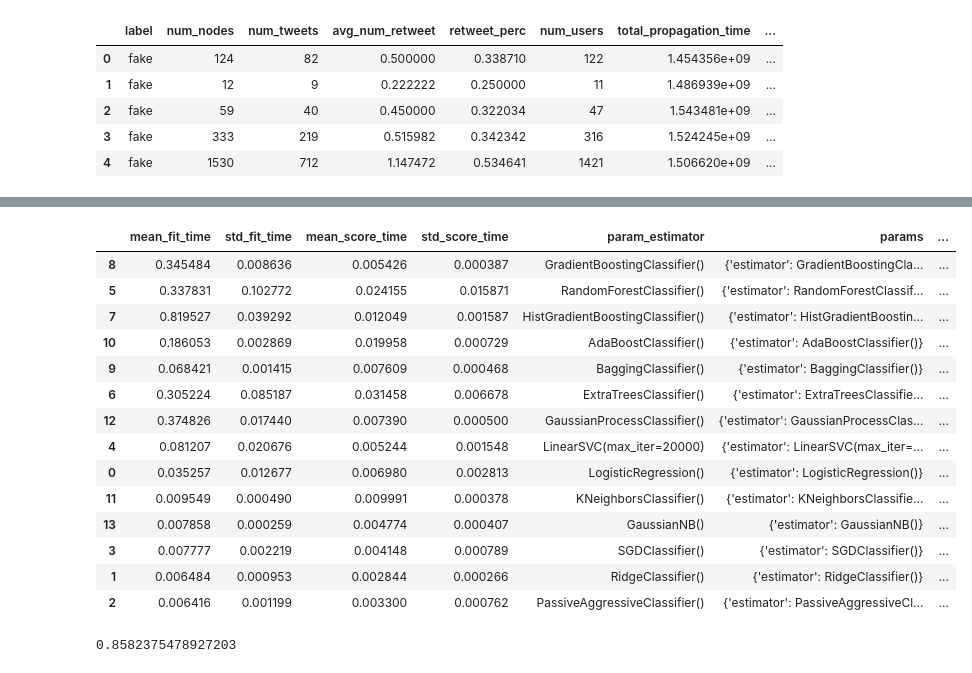
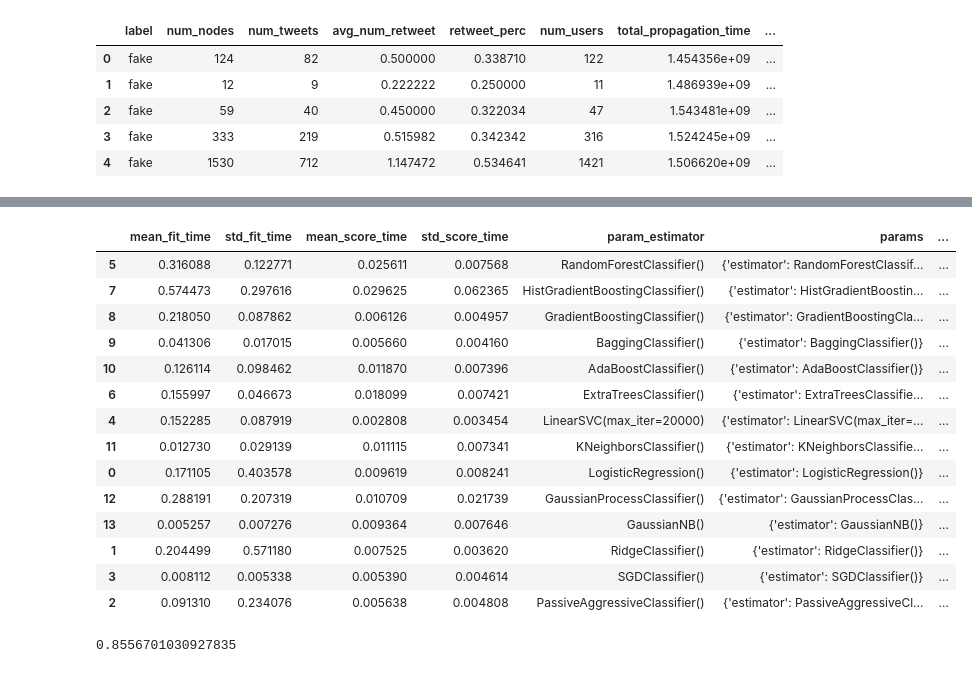
Before and after one commit to kshitijgundale/fake-news-detection, a Jupyter notebook: Approach1/Notebooks/politifact.ipynb, the cells around one changed output, grey strips where cells are left out. Cells and saved outputs as stored; diff of their text form; code cells hidden in the pictures.

```diff
--- a/Approach1/Notebooks/politifact.ipynb
+++ b/Approach1/Notebooks/politifact.ipynb
@@ -59,51 +56,57 @@ from sklearn.pipeline import Pipeline
+# %%
+from sklearn.model_selection import KFold
+
+kf = KFold(n_splits=10, shuffle=True)
 # %%
+from sklearn.model_selection import GridSearchCV
+from sklearn.pipeline import Pipeline
 from sklearn.linear_model import LogisticRegression, RidgeClassifier, PassiveAggressiveClassifier, SGDClassifier
 from sklearn.ensemble import RandomForestClassifier, ExtraTreesClassifier, HistGradientBoostingClassifier, \
     GradientBoostingClassifier, BaggingClassifier, AdaBoostClassifier
 from sklearn.neighbors import KNeighborsClassifier
 from sklearn.gaussian_process import GaussianProcessClassifier
 from sklearn.naive_bayes import GaussianNB
 from sklearn.svm import LinearSVC
 from sklearn.preprocessing import StandardScaler
 
 params = {
     'estimator': [
         LogisticRegression(), RidgeClassifier(), PassiveAggressiveClassifier(), SGDClassifier(), LinearSVC(max_iter=20000),
         RandomForestClassifier(), ExtraTreesClassifier(),
         HistGradientBoostingClassifier(), GradientBoostingClassifier(),
         BaggingClassifier(), AdaBoostClassifier(),
         KNeighborsClassifier(),
         GaussianProcessClassifier(),
         GaussianNB()
     ]
 }
 
 pipeline = Pipeline([
     ('scaling', StandardScaler()),
     ('estimator', LogisticRegression())
 ])
 
-gs = GridSearchCV(pipeline, params, cv=10, scoring="f1_weighted")
+gs = GridSearchCV(pipeline, params, cv=kf, scoring="f1_weighted")
 gs.fit(X_train, y_train)
 results = pd.DataFrame(data=gs.cv_results_)
 results.sort_values('rank_test_score')
 # %% [output]
 |  | mean_fit_time | std_fit_time | mean_score_time | std_score_time | param_estimator | params | ... |
-| 8 | 0.345484 | 0.008636 | 0.005426 | 0.000387 | GradientBoostingClassifier() | {'estimator': GradientBoostingCla... | ... |
-| 5 | 0.337831 | 0.102772 | 0.024155 | 0.015871 | RandomForestClassifier() | {'estimator': RandomForestClassif... | ... |
-| 7 | 0.819527 | 0.039292 | 0.012049 | 0.001587 | HistGradientBoostingClassifier() | {'estimator': HistGradientBoostin... | ... |
-| 10 | 0.186053 | 0.002869 | 0.019958 | 0.000729 | AdaBoostClassifier() | {'estimator': AdaBoostClassifier()} | ... |
-| 9 | 0.068421 | 0.001415 | 0.007609 | 0.000468 | BaggingClassifier() | {'estimator': BaggingClassifier()} | ... |
-| 6 | 0.305224 | 0.085187 | 0.031458 | 0.006678 | ExtraTreesClassifier() | {'estimator': ExtraTreesClassifie... | ... |
-| 12 | 0.374826 | 0.017440 | 0.007390 | 0.000500 | GaussianProcessClassifier() | {'estimator': GaussianProcessClas... | ... |
-| 4 | 0.081207 | 0.020676 | 0.005244 | 0.001548 | LinearSVC(max_iter=20000) | {'estimator': LinearSVC(max_iter=... | ... |
-| 0 | 0.035257 | 0.012677 | 0.006980 | 0.002813 | LogisticRegression() | {'estimator': LogisticRegression()} | ... |
-| 11 | 0.009549 | 0.000490 | 0.009991 | 0.000378 | KNeighborsClassifier() | {'estimator': KNeighborsClassifie... | ... |
-| 13 | 0.007858 | 0.000259 | 0.004774 | 0.000407 | GaussianNB() | {'estimator': GaussianNB()} | ... |
-| 3 | 0.007777 | 0.002219 | 0.004148 | 0.000789 | SGDClassifier() | {'estimator': SGDClassifier()} | ... |
-| 1 | 0.006484 | 0.000953 | 0.002844 | 0.000266 | RidgeClassifier() | {'estimator': RidgeClassifier()} | ... |
-| 2 | 0.006416 | 0.001199 | 0.003300 | 0.000762 | PassiveAggressiveClassifier() | {'estimator': PassiveAggressiveCl... | ... |
+| 5 | 0.316088 | 0.122771 | 0.025611 | 0.007568 | RandomForestClassifier() | {'estimator': RandomForestClassif... | ... |
+| 7 | 0.574473 | 0.297616 | 0.029625 | 0.062365 | HistGradientBoostingClassifier() | {'estimator': HistGradientBoostin... | ... |
+| 8 | 0.218050 | 0.087862 | 0.006126 | 0.004957 | GradientBoostingClassifier() | {'estimator': GradientBoostingCla... | ... |
+| 9 | 0.041306 | 0.017015 | 0.005660 | 0.004160 | BaggingClassifier() | {'estimator': BaggingClassifier()} | ... |
+| 10 | 0.126114 | 0.098462 | 0.011870 | 0.007396 | AdaBoostClassifier() | {'estimator': AdaBoostClassifier()} | ... |
+| 6 | 0.155997 | 0.046673 | 0.018099 | 0.007421 | ExtraTreesClassifier() | {'estimator': ExtraTreesClassifie... | ... |
+| 4 | 0.152285 | 0.087919 | 0.002808 | 0.003454 | LinearSVC(max_iter=20000) | {'estimator': LinearSVC(max_iter=... | ... |
+| 11 | 0.012730 | 0.029139 | 0.011115 | 0.007341 | KNeighborsClassifier() | {'estimator': KNeighborsClassifie... | ... |
+| 0 | 0.171105 | 0.403578 | 0.009619 | 0.008241 | LogisticRegression() | {'estimator': LogisticRegression()} | ... |
+| 12 | 0.288191 | 0.207319 | 0.010709 | 0.021739 | GaussianProcessClassifier() | {'estimator': GaussianProcessClas... | ... |
+| 13 | 0.005257 | 0.007276 | 0.009364 | 0.007646 | GaussianNB() | {'estimator': GaussianNB()} | ... |
+| 1 | 0.204499 | 0.571180 | 0.007525 | 0.003620 | RidgeClassifier() | {'estimator': RidgeClassifier()} | ... |
+| 3 | 0.008112 | 0.005338 | 0.005390 | 0.004614 | SGDClassifier() | {'estimator': SGDClassifier()} | ... |
+| 2 | 0.091310 | 0.234076 | 0.005638 | 0.004808 | PassiveAggressiveClassifier() | {'estimator': PassiveAggressiveCl... | ... |
 # %%
 gs.best_estimator_.score(X_test, y_test)
 # %% [output]
-0.8582375478927203
+0.8556701030927835
```
Also changed, not shown: parts of 4 cells of this notebook, 12 other files.
